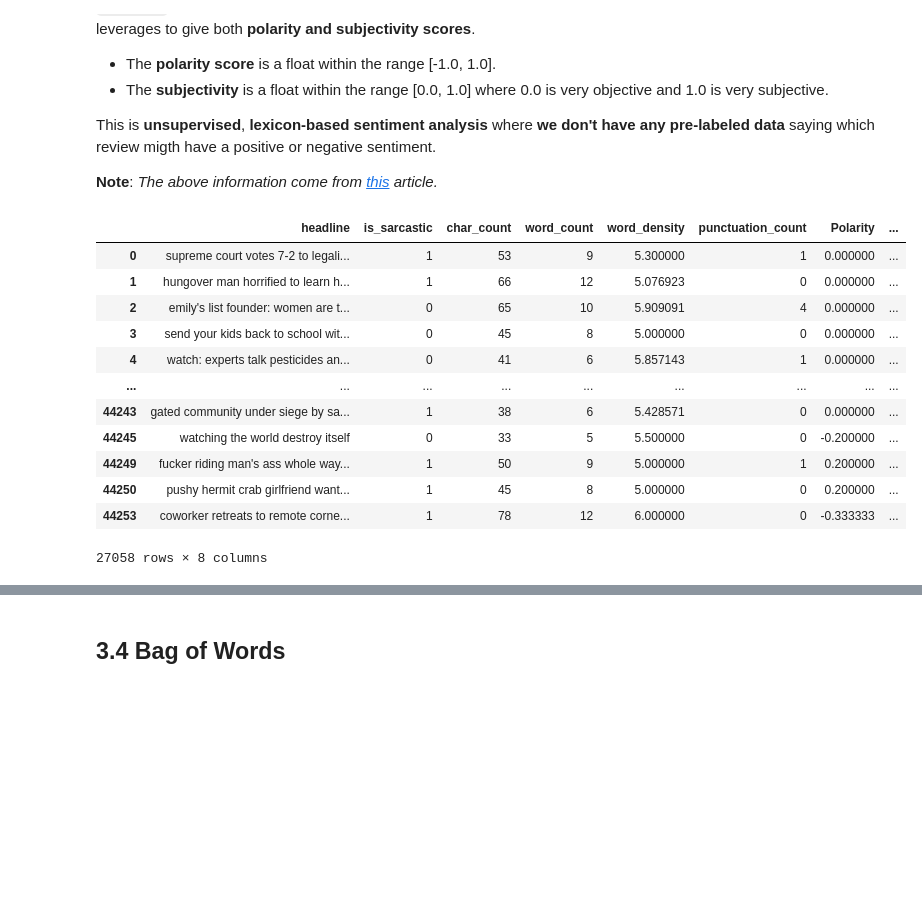
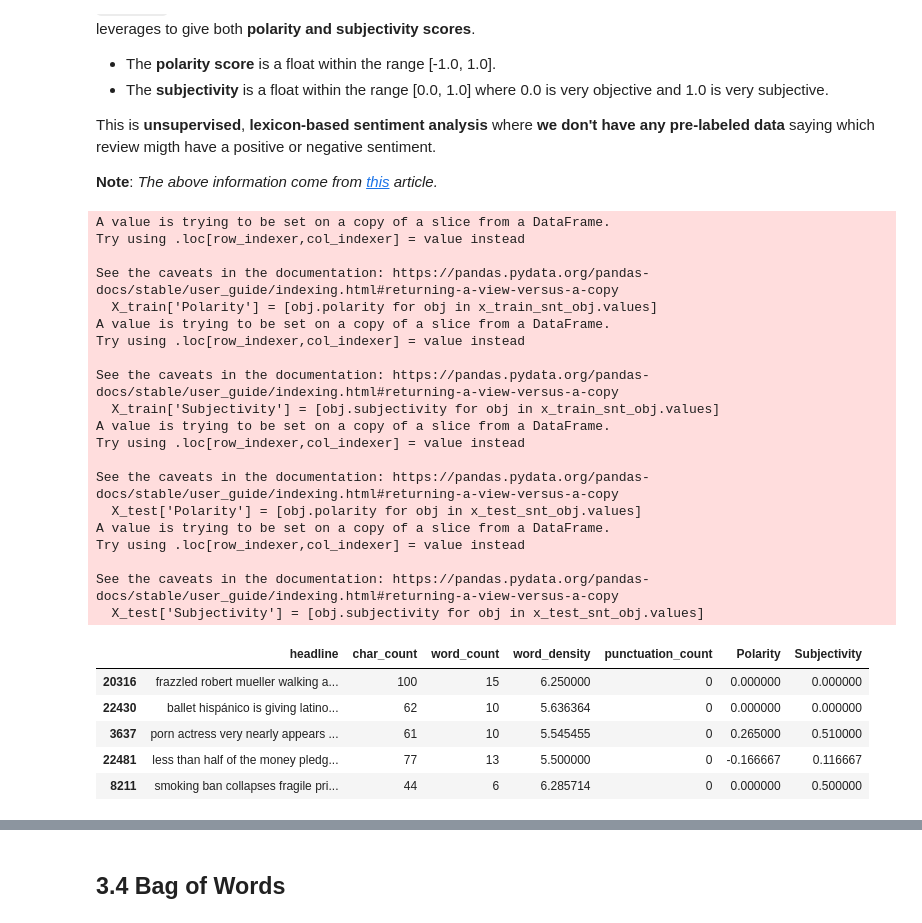
Before and after one commit to CSpanias/nlp_resources, a Jupyter notebook: dphi_nlp_bootcamp/final_assigment/final_assignment.ipynb, the cells around one changed output, grey strips where cells are left out. Cells and saved outputs as stored; diff of their text form; code cells hidden in the pictures; blank space fills up the shorter version.

```diff
--- a/dphi_nlp_bootcamp/final_assigment/final_assignment.ipynb
+++ b/dphi_nlp_bootcamp/final_assigment/final_assignment.ipynb
@@ -206,0 +208,14 @@ Name: headline, dtype: object
+# %%
+# assign feature & target variables
+X = df.drop(['is_sarcastic'], axis = 1)
+y = df['is_sarcastic']
+
+# split dataset into training and test sets
+X_train, X_test, y_train, y_test = train_test_split(X, y, test_size=0.2, random_state=42)
+
+# check shape of train & test sets
+print("The training set has {} rows and the testing set has {} rows.\n".format(X_train.shape[0], X_test.shape[0]))
+
+# check label's distribution for each set
+print("The label distribution is:\n\nTraining set: Label 1 = {} | Label 0 = {}.\n\nTest set: Label 1 = {} | Label 0 = {}\n".
+      format(Counter(y_train)[1], Counter(y_train)[0], Counter(y_test)[1], Counter(y_test)[0]))
@@ -269,8 +336,8 @@ df.head()
 It seems that **all characters** in the headline column **are already lower-cased**, thus we will discard the `title_word_count` and `upper_case_word_count` columns.
 # %%
 # remove columns
-df.drop(columns=['title_word_count', 'upper_case_word_count'], inplace=True, axis=0)
-
+X_train.drop(columns=['title_word_count', 'upper_case_word_count'], inplace=True, axis=0)
+X_test.drop(columns=['title_word_count', 'upper_case_word_count'], inplace=True, axis=0)
 # check df
-df.head()
+X_train.head()
 # %% [output]
@@ -298,4 +369,39 @@ The general expectation is that a **sarcastic headline** (label 1) should have a
 This is **unsupervised**, **lexicon-based sentiment analysis** where **we don't have any pre-labeled data** saying which review migth have a positive or negative sentiment.
 
 **Note**: _The above information come from [this](https://towardsdatascience.com/a-practitioners-guide-to-natural-language-processing-part-i-processing-understanding-text-9f4abfd13e72) article._
+# %%
+# calculate review's sentiment
+x_train_snt_obj = X_train['headline'].apply(lambda row: TextBlob(row).sentiment)
+# create a column for polarity scores
+X_train['Polarity'] = [obj.polarity for obj in x_train_snt_obj.values]
+# create a column for subjectivity scores
+X_train['Subjectivity'] = [obj.subjectivity for obj in x_train_snt_obj.values]
+
+# calculate review's sentiment
+x_test_snt_obj = X_test['headline'].apply(lambda row: TextBlob(row).sentiment)
+# create a column for polarity scores
+X_test['Polarity'] = [obj.polarity for obj in x_test_snt_obj.values]
+# create a column for subjectivity scores
+X_test['Subjectivity'] = [obj.subjectivity for obj in x_test_snt_obj.values]
+# %% [output]
+A value is trying to be set on a copy of a slice from a DataFrame.
+Try using .loc[row_indexer,col_indexer] = value instead
+
+See the caveats in the documentation: https://pandas.pydata.org/pandas-docs/stable/user_guide/indexing.html#returning-a-view-versus-a-copy
+  X_train['Polarity'] = [obj.polarity for obj in x_train_snt_obj.values]
+A value is trying to be set on a copy of a slice from a DataFrame.
+Try using .loc[row_indexer,col_indexer] = value instead
+
+See the caveats in the documentation: https://pandas.pydata.org/pandas-docs/stable/user_guide/indexing.html#returning-a-view-versus-a-copy
+  X_train['Subjectivity'] = [obj.subjectivity for obj in x_train_snt_obj.values]
+A value is trying to be set on a copy of a slice from a DataFrame.
+Try using .loc[row_indexer,col_indexer] = value instead
+
+See the caveats in the documentation: https://pandas.pydata.org/pandas-docs/stable/user_guide/indexing.html#returning-a-view-versus-a-copy
+  X_test['Polarity'] = [obj.polarity for obj in x_test_snt_obj.values]
+A value is trying to be set on a copy of a slice from a DataFrame.
+Try using .loc[row_indexer,col_indexer] = value instead
+
+See the caveats in the documentation: https://pandas.pydata.org/pandas-docs/stable/user_guide/indexing.html#returning-a-view-versus-a-copy
+  X_test['Subjectivity'] = [obj.subjectivity for obj in x_test_snt_obj.values]
 # %%
@@ -307,17 +413,10 @@ df['Subjectivity'] = df['headline'].apply(lambda row: TextBlob(row).sentiment[1]
 # %%
 # check df
-df
+X_train.head()
 # %% [output]
-|  | headline | is_sarcastic | char_count | word_count | word_density | punctuation_count | Polarity | ... |
-| 0 | supreme court votes 7-2 to legali... | 1 | 53 | 9 | 5.300000 | 1 | 0.000000 | ... |
-| 1 | hungover man horrified to learn h... | 1 | 66 | 12 | 5.076923 | 0 | 0.000000 | ... |
-| 2 | emily's list founder: women are t... | 0 | 65 | 10 | 5.909091 | 4 | 0.000000 | ... |
-| 3 | send your kids back to school wit... | 0 | 45 | 8 | 5.000000 | 0 | 0.000000 | ... |
-| 4 | watch: experts talk pesticides an... | 0 | 41 | 6 | 5.857143 | 1 | 0.000000 | ... |
-| ... | ... | ... | ... | ... | ... | ... | ... | ... |
-| 44243 | gated community under siege by sa... | 1 | 38 | 6 | 5.428571 | 0 | 0.000000 | ... |
-| 44245 | watching the world destroy itself | 0 | 33 | 5 | 5.500000 | 0 | -0.200000 | ... |
-| 44249 | fucker riding man's ass whole way... | 1 | 50 | 9 | 5.000000 | 1 | 0.200000 | ... |
-| 44250 | pushy hermit crab girlfriend want... | 1 | 45 | 8 | 5.000000 | 0 | 0.200000 | ... |
-| 44253 | coworker retreats to remote corne... | 1 | 78 | 12 | 6.000000 | 0 | -0.333333 | ... |
+|  | headline | char_count | word_count | word_density | punctuation_count | Polarity | Subjectivity |
+| 20316 | frazzled robert mueller walking a... | 100 | 15 | 6.250000 | 0 | 0.000000 | 0.000000 |
+| 22430 | ballet hispánico is giving latino... | 62 | 10 | 5.636364 | 0 | 0.000000 | 0.000000 |
+| 3637 | porn actress very nearly appears ... | 61 | 10 | 5.545455 | 0 | 0.265000 | 0.510000 |
+| 22481 | less than half of the money pledg... | 77 | 13 | 5.500000 | 0 | -0.166667 | 0.116667 |
+| 8211 | smoking ban collapses fragile pri... | 44 | 6 | 6.285714 | 0 | 0.000000 | 0.500000 |
-27058 rows × 8 columns
```
Also changed, not shown: parts of 40 cells of this notebook, 1 other file.
